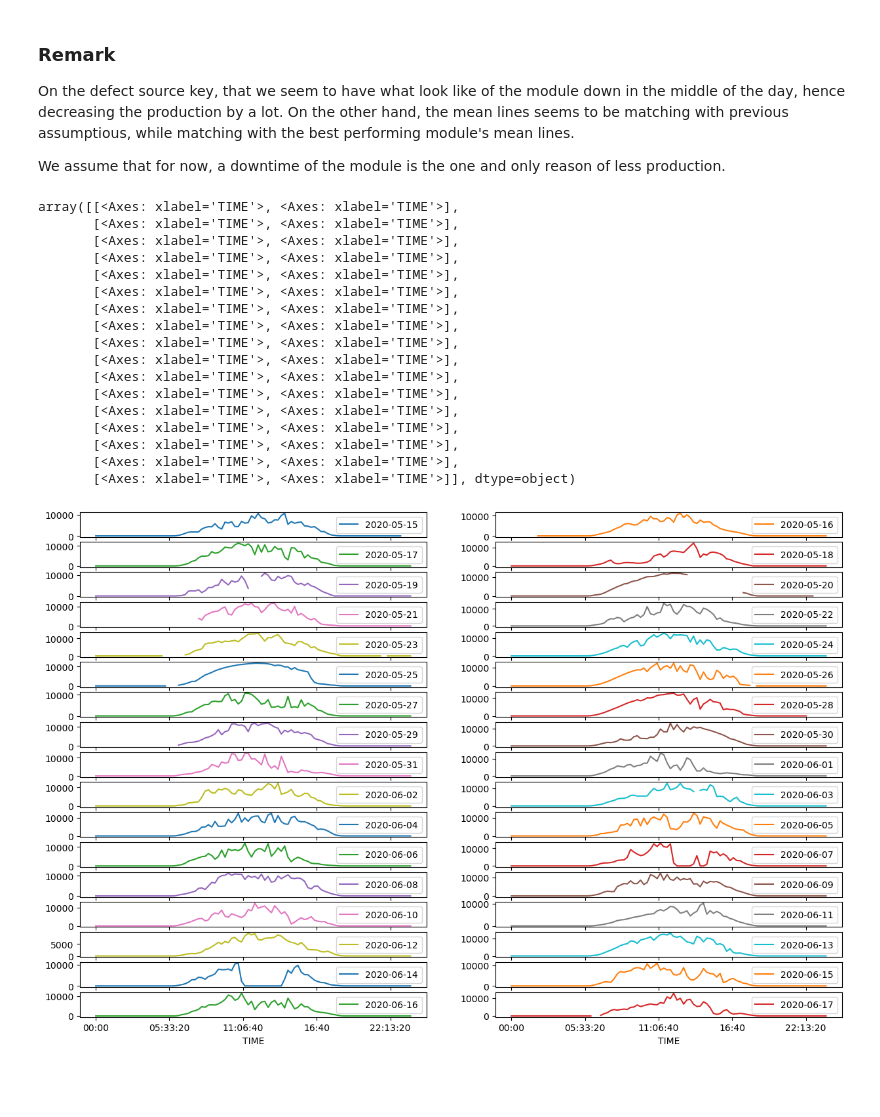
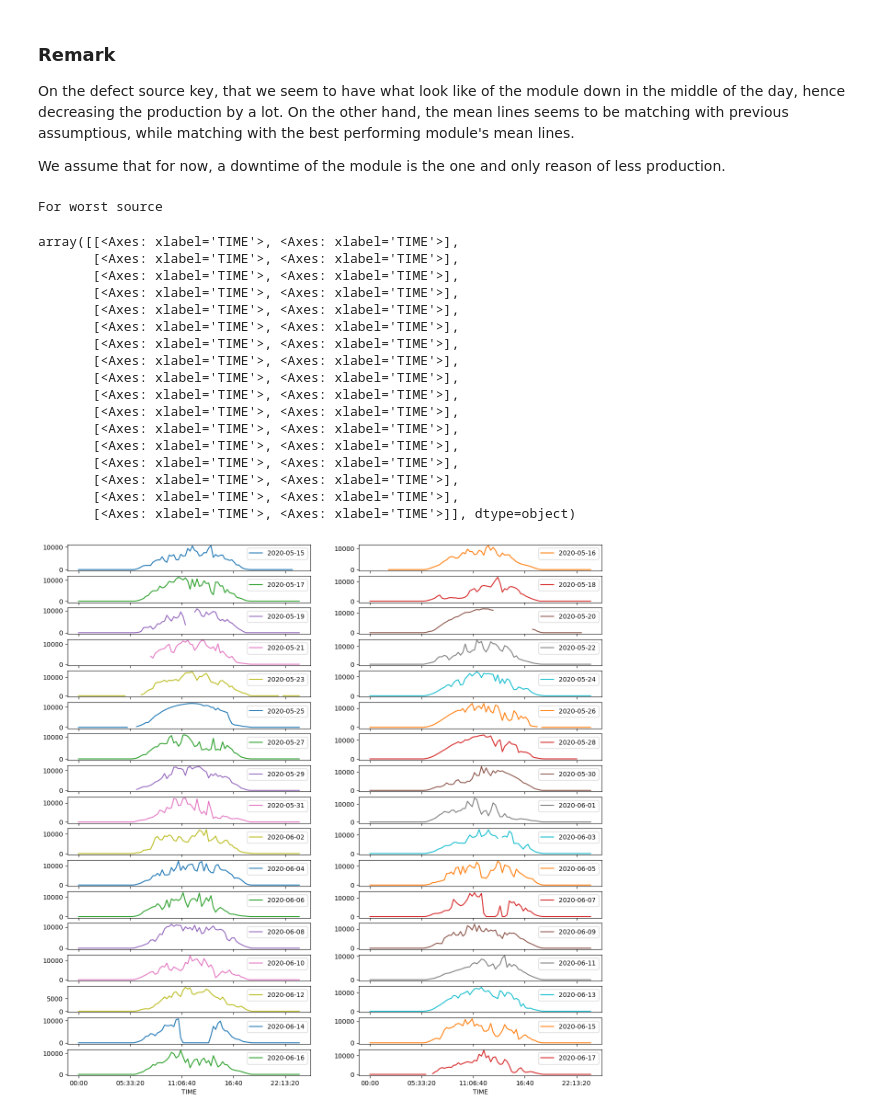
Before and after one commit to antoninchafiol/SolarPW, a Jupyter notebook: EDA.ipynb, the cells around one changed output. Saved outputs shown, nothing was run; the diff lists cells and outputs as text; code cells hidden in the pictures; blank space fills up the shorter version.

```diff
--- a/EDA.ipynb
+++ b/EDA.ipynb
@@ -303,25 +303,25 @@ On the other hand, the mean lines seems to be matching with previous assumptious
 
 We assume that for now, a downtime of the module is the one and only reason of less production.
 # %%
-# ddd = plant_1_generation[plant_1_generation['SOURCE_KEY'] == min_yield_source].plot(x='TIME', y='DC_POWER')
-plant_1_generation[plant_1_generation['SOURCE_KEY'] == min_yield_source].pivot_table(index='TIME', columns='DATE', values='DC_POWER').plot(subplots=True, layout=(17,2), figsize=(15,10))
-# plant_1_generation.pivot_table(index='DATE_TIME', columns='SOURCE_KEY', values="DAILY_YIELD").plot()
+print("For worst source")
+plant_1_generation[plant_1_generation['SOURCE_KEY'] == min_yield_source].pivot_table(index='TIME', columns='DATE', values='DC_POWER').plot(subplots=True, layout=(17,2), figsize=(15,15))
 # %% [output]
-array([[<Axes: xlabel='TIME'>, <Axes: xlabel='TIME'>],
-       [<Axes: xlabel='TIME'>, <Axes: xlabel='TIME'>],
-       [<Axes: xlabel='TIME'>, <Axes: xlabel='TIME'>],
-       [<Axes: xlabel='TIME'>, <Axes: xlabel='TIME'>],
-       [<Axes: xlabel='TIME'>, <Axes: xlabel='TIME'>],
-       [<Axes: xlabel='TIME'>, <Axes: xlabel='TIME'>],
-       [<Axes: xlabel='TIME'>, <Axes: xlabel='TIME'>],
-       [<Axes: xlabel='TIME'>, <Axes: xlabel='TIME'>],
-       [<Axes: xlabel='TIME'>, <Axes: xlabel='TIME'>],
-       [<Axes: xlabel='TIME'>, <Axes: xlabel='TIME'>],
-       [<Axes: xlabel='TIME'>, <Axes: xlabel='TIME'>],
-       [<Axes: xlabel='TIME'>, <Axes: xlabel='TIME'>],
-       [<Axes: xlabel='TIME'>, <Axes: xlabel='TIME'>],
-       [<Axes: xlabel='TIME'>, <Axes: xlabel='TIME'>],
-       [<Axes: xlabel='TIME'>, <Axes: xlabel='TIME'>],
-       [<Axes: xlabel='TIME'>, <Axes: xlabel='TIME'>],
-       [<Axes: xlabel='TIME'>, <Axes: xlabel='TIME'>]], dtype=object)
+For worst source
+array([[<Axes: xlabel='TIME'>, <Axes: xlabel='TIME'>],
+       [<Axes: xlabel='TIME'>, <Axes: xlabel='TIME'>],
+       [<Axes: xlabel='TIME'>, <Axes: xlabel='TIME'>],
+       [<Axes: xlabel='TIME'>, <Axes: xlabel='TIME'>],
+       [<Axes: xlabel='TIME'>, <Axes: xlabel='TIME'>],
+       [<Axes: xlabel='TIME'>, <Axes: xlabel='TIME'>],
+       [<Axes: xlabel='TIME'>, <Axes: xlabel='TIME'>],
+       [<Axes: xlabel='TIME'>, <Axes: xlabel='TIME'>],
+       [<Axes: xlabel='TIME'>, <Axes: xlabel='TIME'>],
+       [<Axes: xlabel='TIME'>, <Axes: xlabel='TIME'>],
+       [<Axes: xlabel='TIME'>, <Axes: xlabel='TIME'>],
+       [<Axes: xlabel='TIME'>, <Axes: xlabel='TIME'>],
+       [<Axes: xlabel='TIME'>, <Axes: xlabel='TIME'>],
+       [<Axes: xlabel='TIME'>, <Axes: xlabel='TIME'>],
+       [<Axes: xlabel='TIME'>, <Axes: xlabel='TIME'>],
+       [<Axes: xlabel='TIME'>, <Axes: xlabel='TIME'>],
+       [<Axes: xlabel='TIME'>, <Axes: xlabel='TIME'>]], dtype=object)
-[figure, old version]
+[figure, new version]
```
Also changed, not shown: parts of 2 cells of this notebook.
